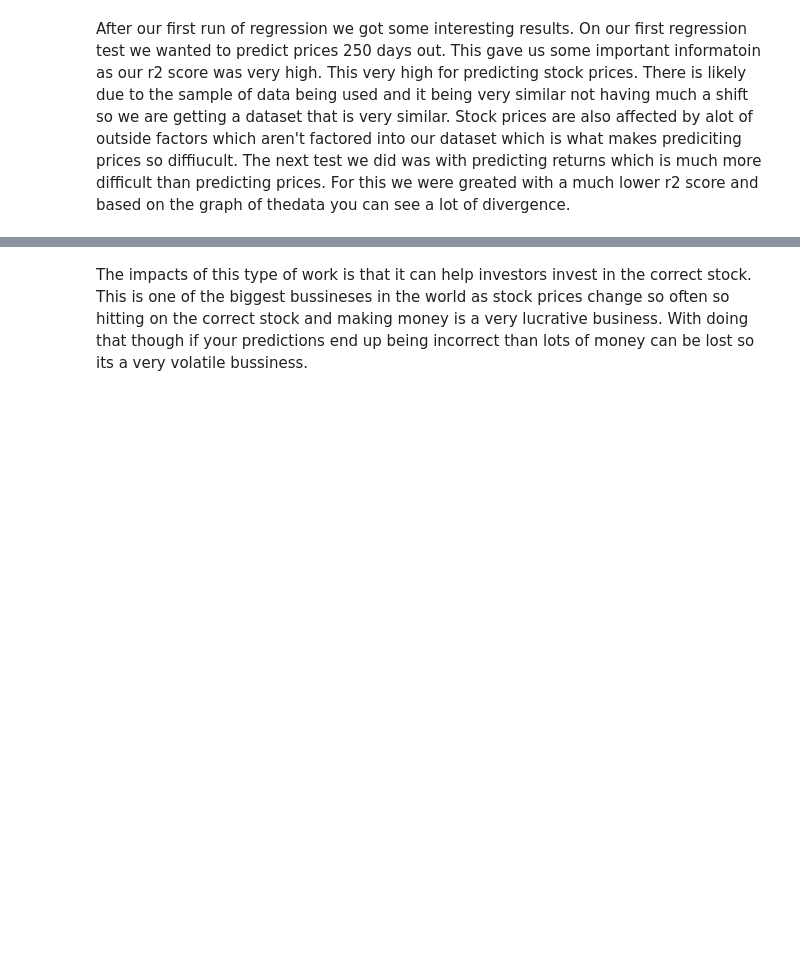
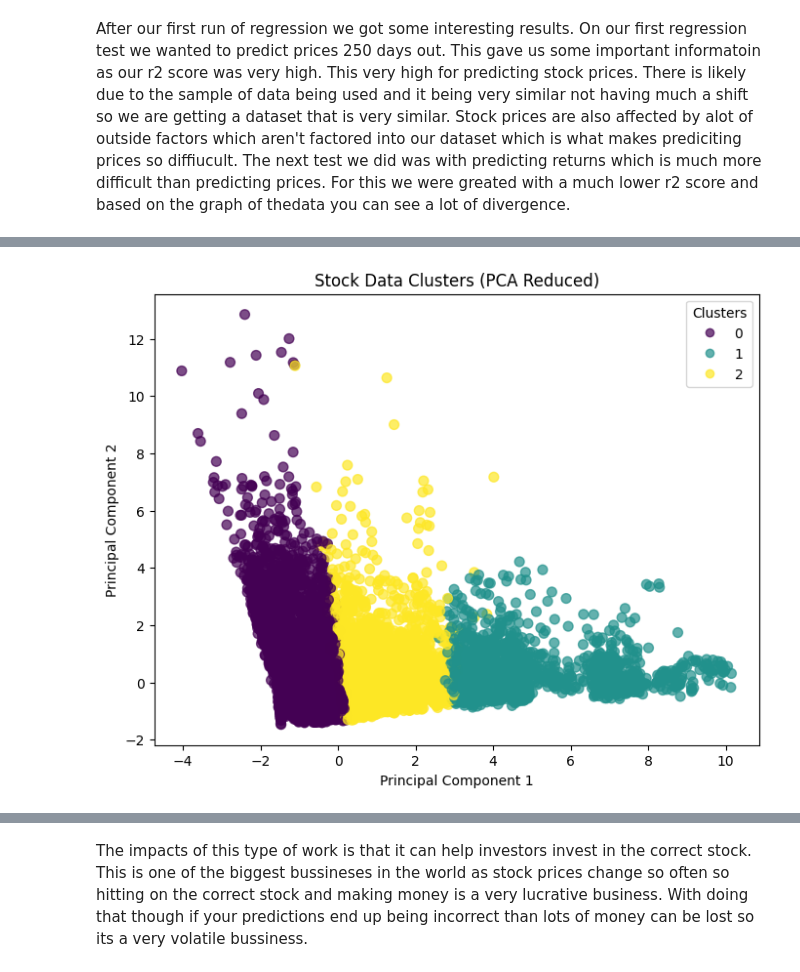
Before and after one commit to fabiola-rojas/itcs3162-final, a Jupyter notebook: itcs3162-final-proj.ipynb, the cells around one changed output, grey strips where cells are left out. Saved outputs shown, nothing was run; the diff lists cells and outputs as text; code cells hidden in the pictures; blank space fills up the shorter version.

```diff
--- a/itcs3162-final-proj.ipynb
+++ b/itcs3162-final-proj.ipynb
@@ -244,0 +285,15 @@ After our first run of regression we got some interesting results. On our first
+# %%
+from sklearn.decomposition import PCA
+
+pca = PCA(n_components=2)
+X_pca = pca.fit_transform(X_scaled)
+
+plt.figure(figsize=(8, 6))
+scatter = plt.scatter(X_pca[:, 0], X_pca[:, 1], c=df_model['cluster'], cmap='viridis', s=50, alpha=0.7)
+plt.title('Stock Data Clusters (PCA Reduced)')
+plt.xlabel('Principal Component 1')
+plt.ylabel('Principal Component 2')
+plt.legend(*scatter.legend_elements(), title="Clusters")
+plt.show()
+# %% [output]
+[figure, added]
```
Also changed, not shown: parts of 17 cells of this notebook.
